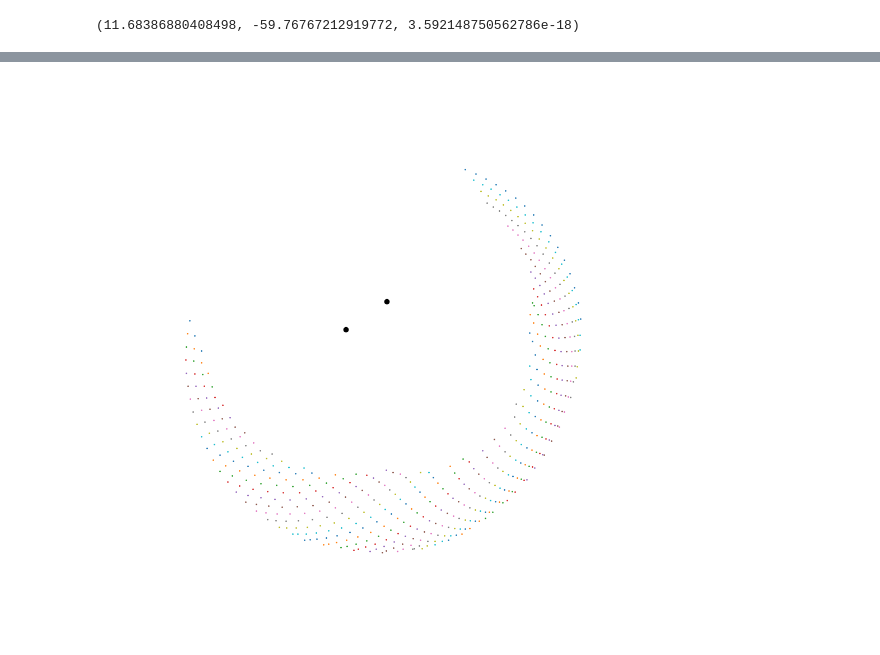
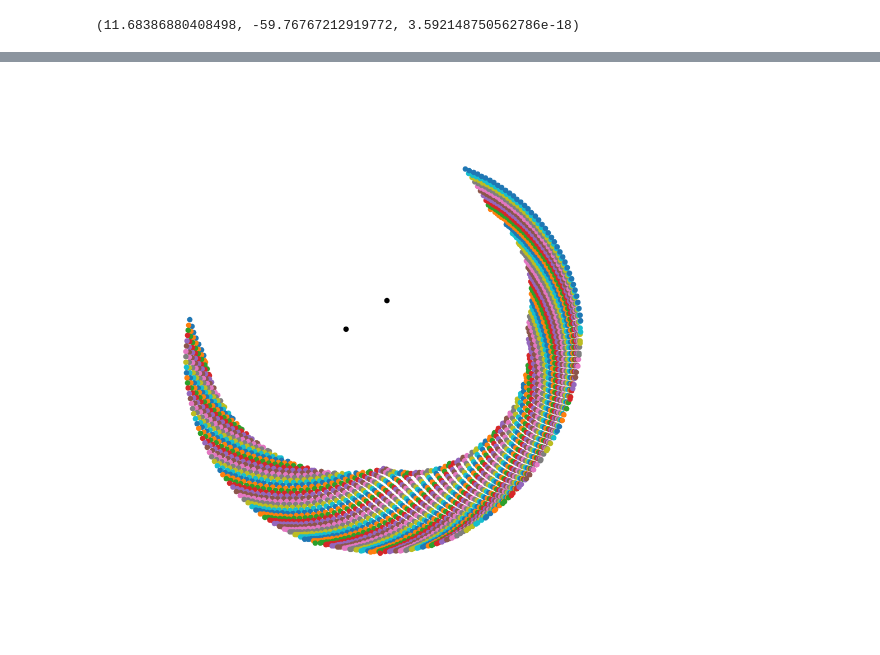
Before and after one commit to NovelMobileRobotsLab/pinto-squirrel, a Jupyter notebook: IK/arm_workspace_minimize.ipynb, the cells around one changed output, grey strips where cells are left out. Cells and saved outputs as stored; diff of their text form; code cells hidden in the pictures.

```diff
--- a/IK/arm_workspace_minimize.ipynb
+++ b/IK/arm_workspace_minimize.ipynb
@@ -98,53 +98,46 @@ fk(theta1_n, theta6_n)
 # %% [output]
 (11.68386880408498, -59.76767212919772, 3.592148750562786e-18)
 # %%
-pts_per_line = 40
-# grid_spacing = 5
+n = 100 #pts per line sweep
+theta1_grid = np.linspace(theta1_range[0], theta1_range[1], n+1)
+theta6_grid = np.linspace(theta6_range[0], theta6_range[1], n+1)
 
-theta1_grid = np.linspace(theta1_range[0], theta1_range[1], pts_per_line+1)
-theta6_grid = np.linspace(theta6_range[0], theta6_range[1], pts_per_line+1)
+LOAD_FROM_FILE = False
+# LOAD_FROM_FILE = False
 
-plt.figure(figsize=(10,10))
-plt.gca().set_aspect('equal', adjustable='box')
-i = 0
+if(LOAD_FROM_FILE):
+    workspace = np.load('arm_workspace_100.npy')
+else:
+    plt.figure(figsize=(10,10))
+    plt.gca().set_aspect('equal', adjustable='box')
+    i = 0
+    workspace = []
+    for theta1 in theta1_grid:
+        i+=1
+        print(i)
+        theta6_sweep = []
+        for theta6 in theta6_grid:
+            p2x, p2y, obj = fk(theta1, theta6)
+            if(obj < 1): #solution found
+                theta6_sweep.append([p2x,p2y])
+            else:
+                theta6_sweep.append([np.nan, np.nan])
+        theta6_sweep = np.array(theta6_sweep)
 
-workspace = []
-for theta1 in theta1_grid:
-    theta1s = []
-    theta6s = []
-    xs = []
-    ys = []
-    i+=1
-    print(i)
-    theta6_sweep = []
-    for theta6 in theta6_grid:
-        p2x, p2y, obj = fk(theta1, theta6)
-        if(obj > 1):
-            theta1s.append(theta1)
-            theta6s.append(theta6)
-            xs.append(None)
-            ys.append(None)
-            continue
-        # guess = sol
-        theta1s.append(theta1)
-        theta6s.append(theta6)
-        xs.append(p2x)
-        ys.append(p2y)
+        plt.scatter(theta6_sweep[:,0], theta6_sweep[:,1])
+        workspace.append(theta6_sweep)
+    workspace = np.array(workspace)
 
-        if(obj < 1): #solution found
-            theta6_sweep.append([p2x,p2y])
-        else:
-            theta6_sweep.append(None)
-        # print(theta1, y)
-    workspace.append(theta6_sweep)
-    plt.scatter(xs, ys, s=1)
-    # plt.scatter(xs, ys, s=1, c=[(0.2, 0.5*(sin(i/5)+1), 0.8)])
+    plt.scatter(0, 0, color='k')
+    p7 = (a7*cos(theta7), a7*sin(theta7))
+    plt.scatter(p7[0], p7[1], color='k')
+    plt.axis('off')
 
-plt.scatter(0, 0, color='k')
-p7 = (a7*cos(theta7), a7*sin(theta7))
-plt.scatter(p7[0], p7[1], color='k')
-plt.axis('off')
-plt.savefig('armworkspace2.png', transparent=True, bbox_inches='tight', pad_inches=0)
+    from datetime import datetime
+    current_timestamp = datetime.now().strftime("%Y-%m-%d_%H-%M-%S")
+    filename = f'saved_workspaces/arm_{n}_{current_timestamp}'
+    plt.savefig(filename+'.png', transparent=True, bbox_inches='tight', pad_inches=0)
+    np.save(filename+'.npy', workspace)
 # %% [output]
 1
 2
@@ -166 +159 @@ plt.savefig('armworkspace2.png', transparent=True, bbox_inches='tight', pad_inch
-[figure, old version]
+[figure, new version]
```
Also changed, not shown: parts of 10 cells of this notebook, 32 other files.
